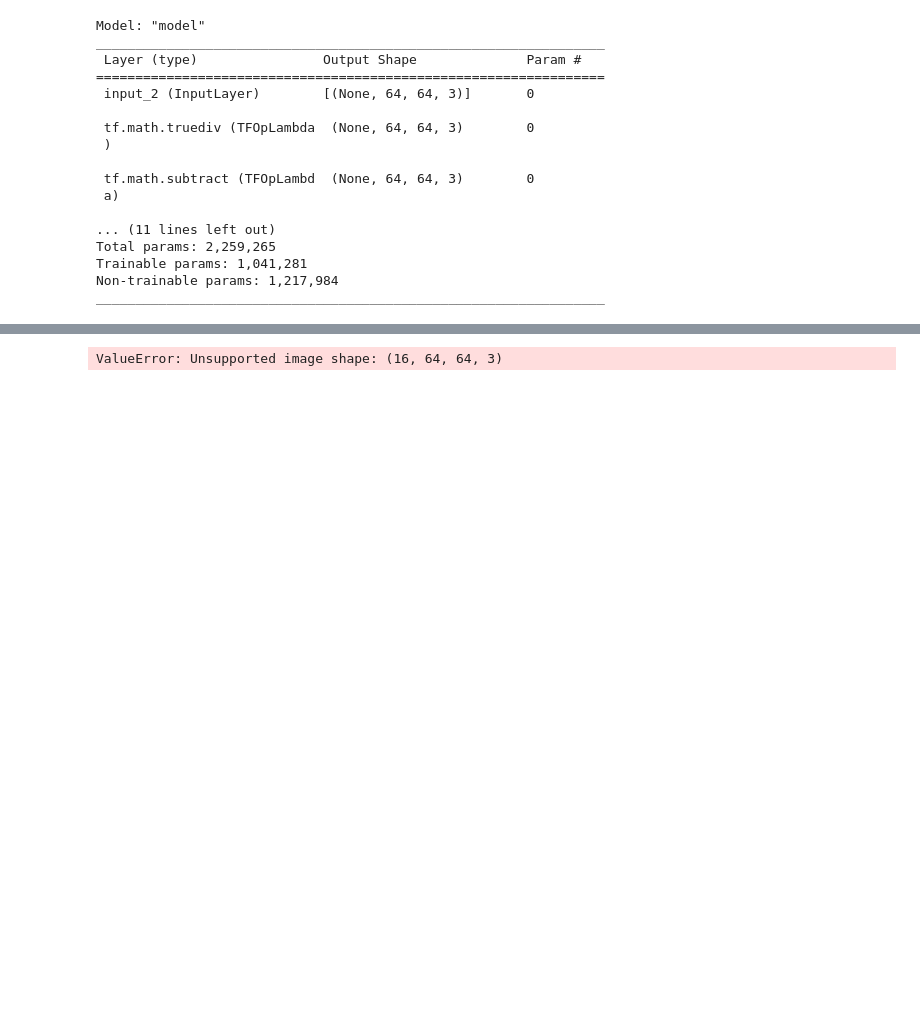
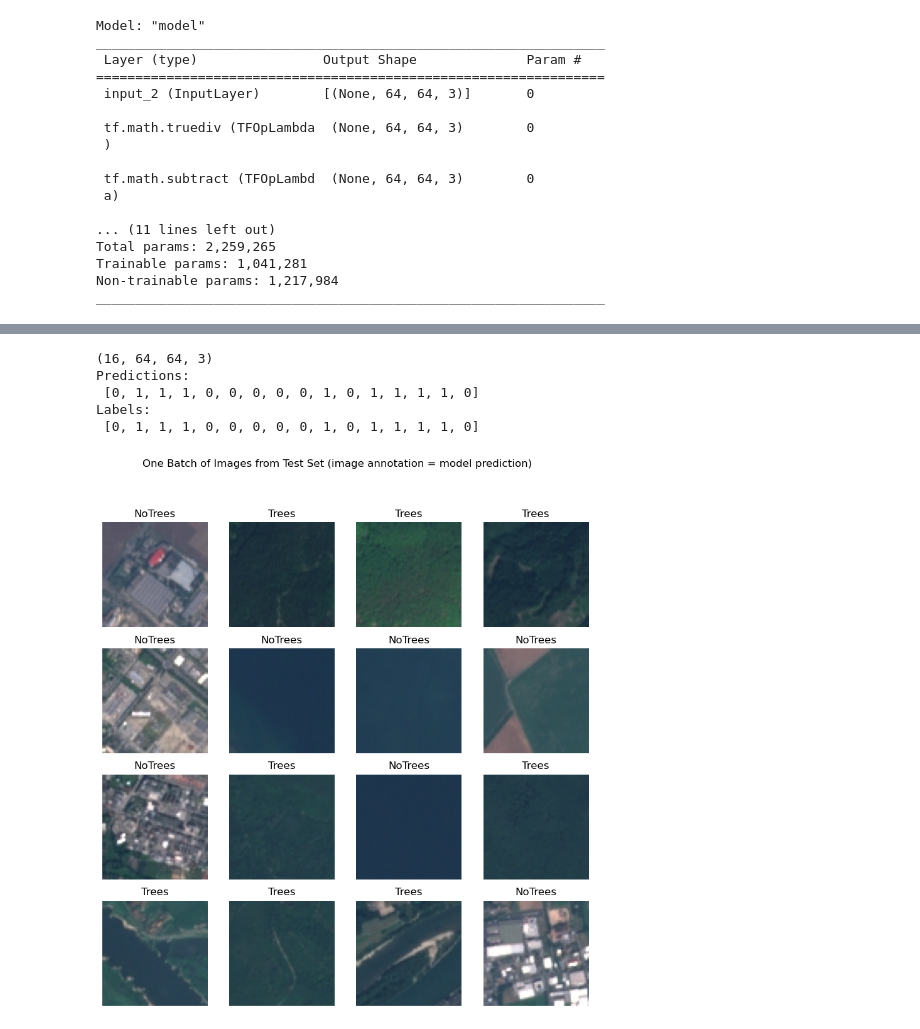
Before and after one commit to ehardwick2/Satellite_Image_Classification, a Jupyter notebook: mobilenetv2_transfer.ipynb, the cells around one changed output, grey strips where cells are left out. Cells and saved outputs as stored; diff of their text form; code cells hidden in the pictures; blank space fills up the shorter version.

```diff
--- a/mobilenetv2_transfer.ipynb
+++ b/mobilenetv2_transfer.ipynb
@@ -423,17 +445,31 @@ So fine-tuning the weights of the top 14 layers leads to validation accuracy wel
 # %%
-from keras.preprocessing import image
-from PIL import Image
+# Retrieve a batch of images from the test set
+image_batch, label_batch = test_dataset.as_numpy_iterator().next()
+predictions = model.predict_on_batch(image_batch).flatten()
 
-images = []
-labels = []
-for img, label in validation.take(1):
-    for i in range(100):
-        # code to
-        img = tf.keras.utils.img_to_array(img)
-        img = np.expand_dims(img, axis=0)
-        result = model.predict(img)
-        if result != label[i]:
-            images.append(img)
-            labels.append(label)
+label_batch = label_batch.flatten()
+label_batch = [int(x) for x in label_batch]
+
+# Apply a sigmoid since the model returns logits
+predictions = tf.nn.sigmoid(predictions)
+predictions = tf.where(predictions < 0.5, 0, 1) #assign class 0 if probability less than 0.5, otherwise class 1
+predictions = list(predictions.numpy()) #to get predictions in same format as labels
+
+print(image_batch.shape)
+print('Predictions:\n', predictions)
+print('Labels:\n', label_batch)
+
+plt.figure(figsize=(10, 10))
+for i in range(16):
+    ax = plt.subplot(4, 4, i + 1)
+    plt.imshow(image_batch[i].astype("uint8"))
+    plt.title(class_names[predictions[i]])
+    plt.axis("off")
+    plt.suptitle("One Batch of Images from Test Set (image annotation = model prediction)")
 # %% [output]
-ValueError: Unsupported image shape: (16, 64, 64, 3)
+(16, 64, 64, 3)
+Predictions:
+ [0, 1, 1, 1, 0, 0, 0, 0, 0, 1, 0, 1, 1, 1, 1, 0]
+Labels:
+ [0, 1, 1, 1, 0, 0, 0, 0, 0, 1, 0, 1, 1, 1, 1, 0]
+[figure, added]
```
Also changed, not shown: parts of 11 cells of this notebook.
